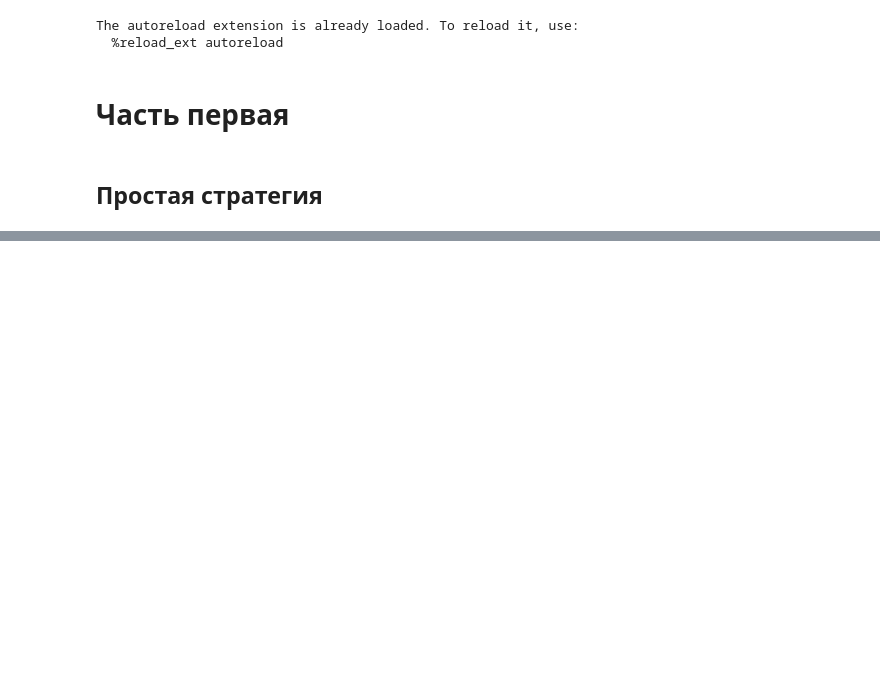
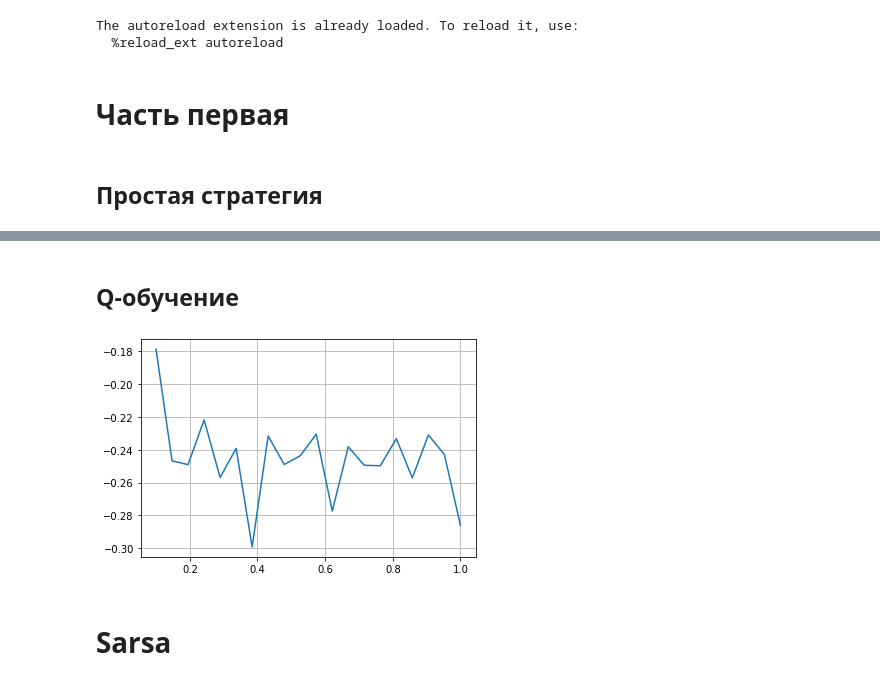
Before and after one commit to KernelA/made-rl-1, a Jupyter notebook: solution.ipynb, the cells around one changed output, grey strips where cells are left out. Saved outputs shown, nothing was run; the diff lists cells and outputs as text; code cells hidden in the pictures; blank space fills up the shorter version.

Commit message:
QLearning and Sarsa added

```diff
--- a/solution.ipynb
+++ b/solution.ipynb
@@ -66,0 +63,23 @@ plot_stat(not_usable_ace_stat)
+# %% [markdown]
+## Q-обучение
+# %%
+def generate_params_params(td_learning_cls, gammas, total_runs: int):
+    values = []
+    for gamma_param in gammas:
+        q_function = QTableDict()
+        gready_policy = EpsilonGreedyPolicy(q_function, 0.01)
+        td_learning = td_learning_cls(gym.make("Blackjack-v0"), gready_policy, q_function, alpha=0.5, gamma=gamma_param)
+        values.append((gamma_param,) + td_learning.simulate(total_runs))
+    return values
+# %%
+gama = np.linspace(1e-1, 1, 20)
+num_runs = 10_000
+# %%
+values = np.array(generate_params_params(QLearningSimulation, gama, num_runs))
+# %%
+plt.plot(values[:, 0], values[:, 1])
+plt.grid(True)
+# %% [output]
+[figure, added]
+# %% [markdown]
+# Sarsa
```
Also changed, not shown: parts of 8 cells of this notebook, 6 other files.
